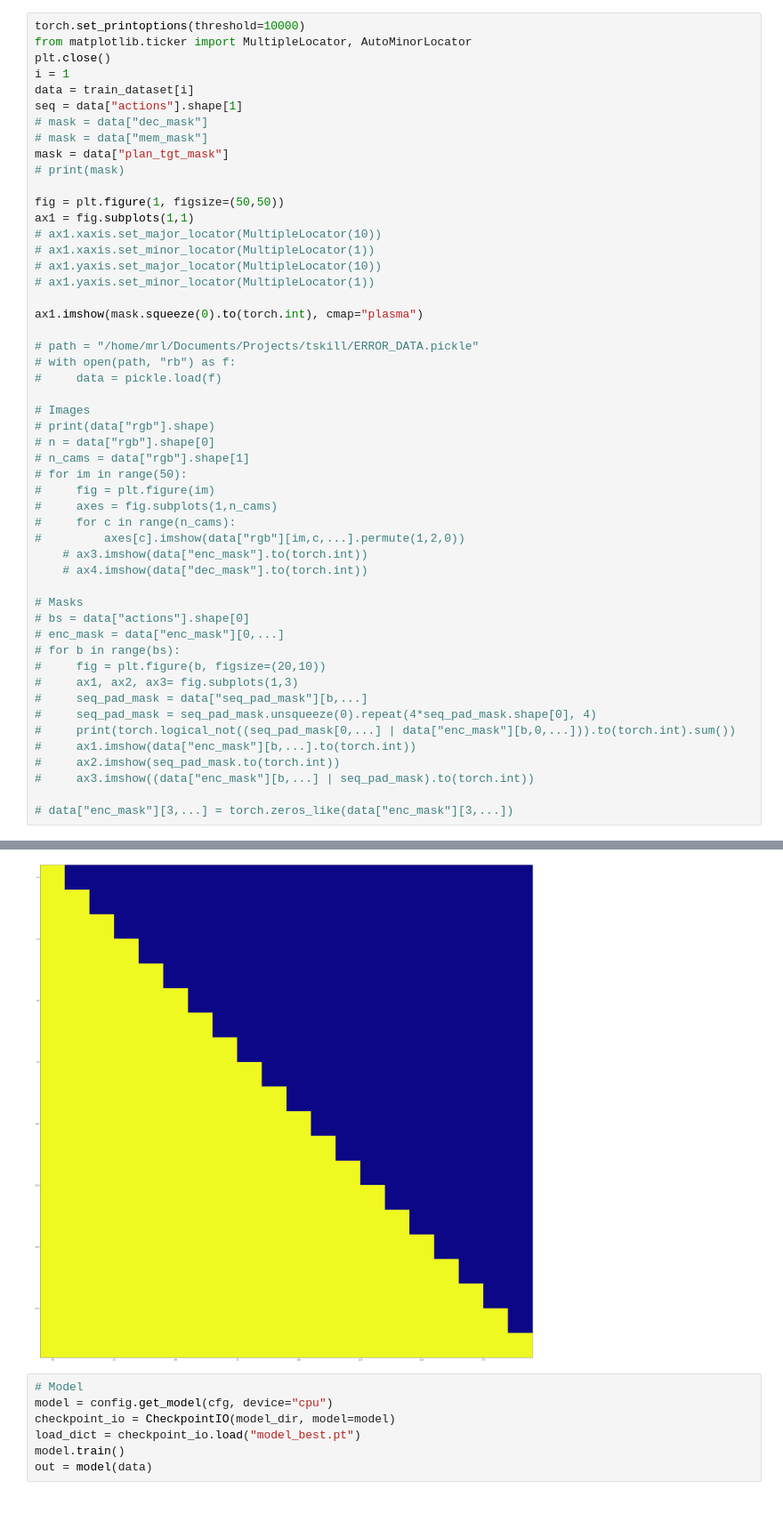
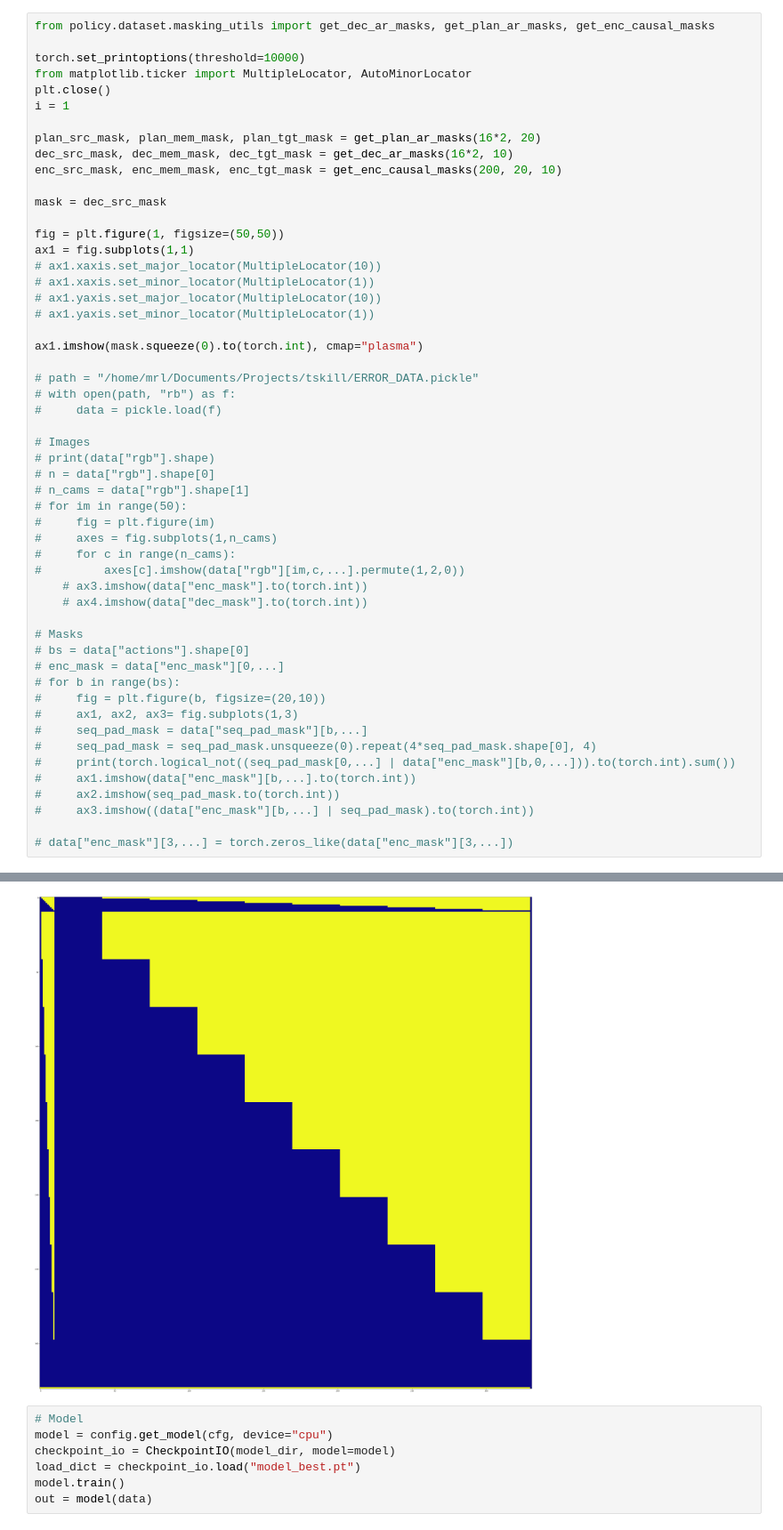
Before and after one commit to apalleiko/tskill, a Jupyter notebook: visualize_images.ipynb, the cells around one changed output, grey strips where cells are left out. Shown at 89% size. Cells and saved outputs as stored; diff of their text form.

Commit message:
Dataset, training, masking changes

```diff
--- a/visualize_images.ipynb
+++ b/visualize_images.ipynb
@@ -50,14 +73,16 @@ Adding batch dimension to returned data!
 # %%
+from policy.dataset.masking_utils import get_dec_ar_masks, get_plan_ar_masks, get_enc_causal_masks
+
 torch.set_printoptions(threshold=10000)
 from matplotlib.ticker import MultipleLocator, AutoMinorLocator
 plt.close()
 i = 1
-data = train_dataset[i]
-seq = data["actions"].shape[1]
-# mask = data["dec_mask"]
-# mask = data["mem_mask"]
-mask = data["plan_tgt_mask"]
-# print(mask)
+
+plan_src_mask, plan_mem_mask, plan_tgt_mask = get_plan_ar_masks(16*2, 20)
+dec_src_mask, dec_mem_mask, dec_tgt_mask = get_dec_ar_masks(16*2, 10)
+enc_src_mask, enc_mem_mask, enc_tgt_mask = get_enc_causal_masks(200, 20, 10)
+
+mask = dec_src_mask
 
 fig = plt.figure(1, figsize=(50,50))
 ax1 = fig.subplots(1,1)
@@ -73,34 +98,34 @@ ax1.imshow(mask.squeeze(0).to(torch.int), cmap="plasma")
 #     data = pickle.load(f)
 
 # Images
 # print(data["rgb"].shape)
 # n = data["rgb"].shape[0]
 # n_cams = data["rgb"].shape[1]
 # for im in range(50):
 #     fig = plt.figure(im)
 #     axes = fig.subplots(1,n_cams)
 #     for c in range(n_cams):
 #         axes[c].imshow(data["rgb"][im,c,...].permute(1,2,0))
     # ax3.imshow(data["enc_mask"].to(torch.int))
     # ax4.imshow(data["dec_mask"].to(torch.int))
 
 # Masks
 # bs = data["actions"].shape[0]
 # enc_mask = data["enc_mask"][0,...]
 # for b in range(bs):
 #     fig = plt.figure(b, figsize=(20,10))
 #     ax1, ax2, ax3= fig.subplots(1,3)
 #     seq_pad_mask = data["seq_pad_mask"][b,...]
 #     seq_pad_mask = seq_pad_mask.unsqueeze(0).repeat(4*seq_pad_mask.shape[0], 4)
 #     print(torch.logical_not((seq_pad_mask[0,...] | data["enc_mask"][b,0,...])).to(torch.int).sum())
 #     ax1.imshow(data["enc_mask"][b,...].to(torch.int))
 #     ax2.imshow(seq_pad_mask.to(torch.int))
 #     ax3.imshow((data["enc_mask"][b,...] | seq_pad_mask).to(torch.int))
 
 # data["enc_mask"][3,...] = torch.zeros_like(data["enc_mask"][3,...])
 # %% [output]
 <matplotlib.image.AxesImage at 0x...>
-[figure, old version]
+[figure, new version]
 # %%
 # Model
 model = config.get_model(cfg, device="cpu")
```
Also changed, not shown: parts of 2 cells of this notebook, 10 other files.
